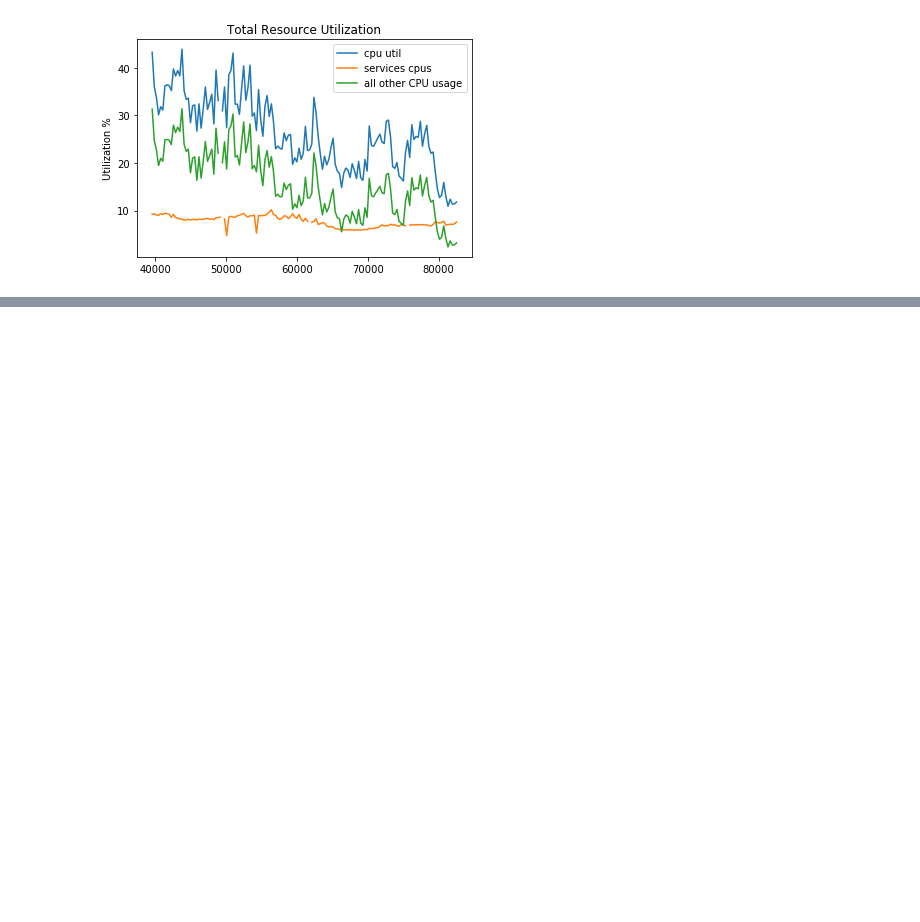
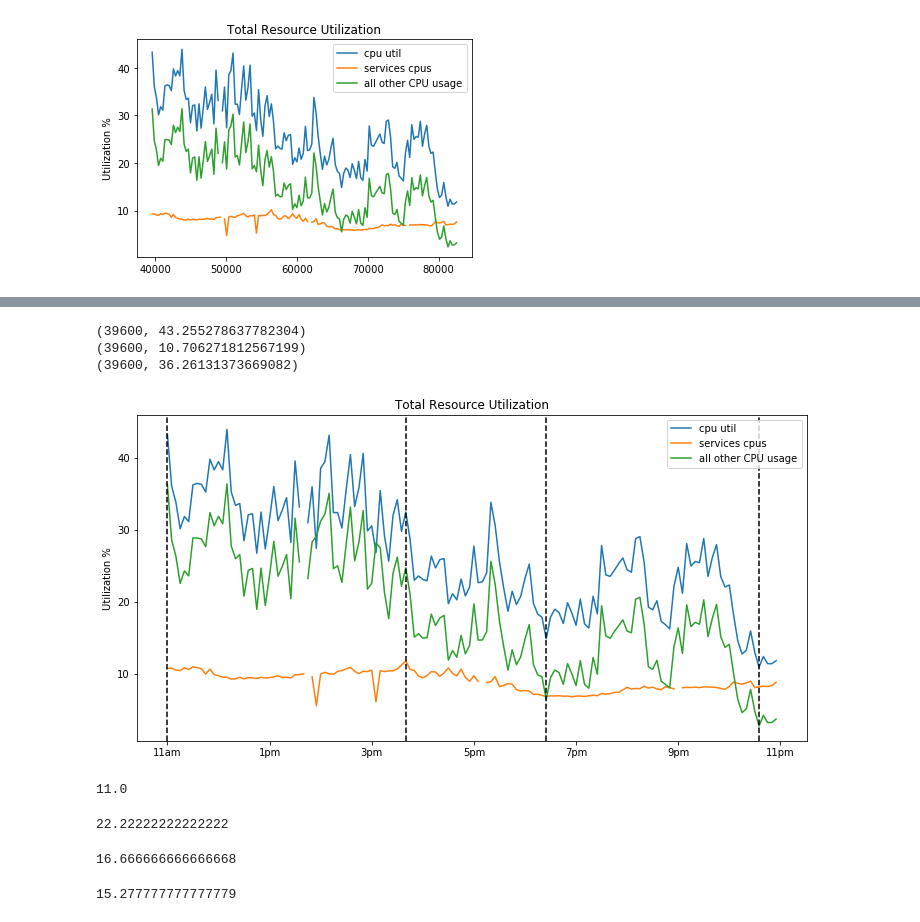
Before and after one commit to codestar12/gc_project, a Jupyter notebook: note_books/Service Usage over day.ipynb, the cells around one changed output, grey strips where cells are left out. Saved outputs shown, nothing was run; the diff lists cells and outputs as text; code cells hidden in the pictures; blank space fills up the shorter version.

```diff
--- a/note_books/Service Usage over day.ipynb
+++ b/note_books/Service Usage over day.ipynb
@@ -198,0 +336,55 @@ plt.show()
+# %%
+import matplotlib.pylab as plt
+timestamps = np.sort((list(set(machine_instance.timestamp))))
+lists = sorted(cpu_utilization_sum.items()) # sorted by key, return a list of tuples
+plt.figure(figsize=[12,6])
+x, y = zip(*lists) # unpack a list of pairs into two tuples
+print(lists[0])
+hour = [(z- timestamps[0])/3600  for z in x]
+plt.plot(hour, y, label="cpu util")
+
+lists = sorted(ts_service_util_sum.items()) # sorted by key, return a list of tuples
+
+x, y = zip(*lists) # unpack a list of pairs into two tuples
+print(lists[0])
+hour = [(z- timestamps[0])/3600  for z in x]
+plt.plot(hour, y, label="services cpus")
+
+lists = sorted(ts_machine_util_sum.items()) # sorted by key, return a list of tuples
+
+x, y = zip(*lists) # unpack a list of pairs into two tuples
+print(lists[0])
+hour = [(z- timestamps[0])/3600  for z in x]
+plt.plot(hour, y, label="all other CPU usage")
+plt.axvline(x=(39600/3600)-11, color='k', linestyle='--')
+plt.axvline(x=(56400/3600)-11, color='k', linestyle='--')
+plt.axvline(x=(66300/3600)-11, color='k', linestyle='--')
+plt.axvline(x=(81300/3600)-11, color='k', linestyle='--')
+labels = ["11am", "1pm", "3pm", "5pm", "7pm", "9pm", "11pm"]
+plt.xticks(range(0,14,2), labels)
+plt.legend()
+plt.title("Total Resource Utilization")
+plt.ylabel("Utilization %")
+
+plt.show()
+# %% [output]
+(39600, 43.255278637782304)
+(39600, 10.706271812567199)
+(39600, 36.26131373669082)
+[figure, added]
+# %%
+39600 / (300 * 12)
+# %% [output]
+11.0
+# %%
+80000 / (300 * 12)
+# %% [output]
+22.22222222222222
+# %%
+60000 / (300 * 12)
+# %% [output]
+16.666666666666668
+# %%
+55000 / (300 * 12)
+# %% [output]
+15.277777777777779
```
Also changed, not shown: parts of 15 cells of this notebook, 10 other files.
